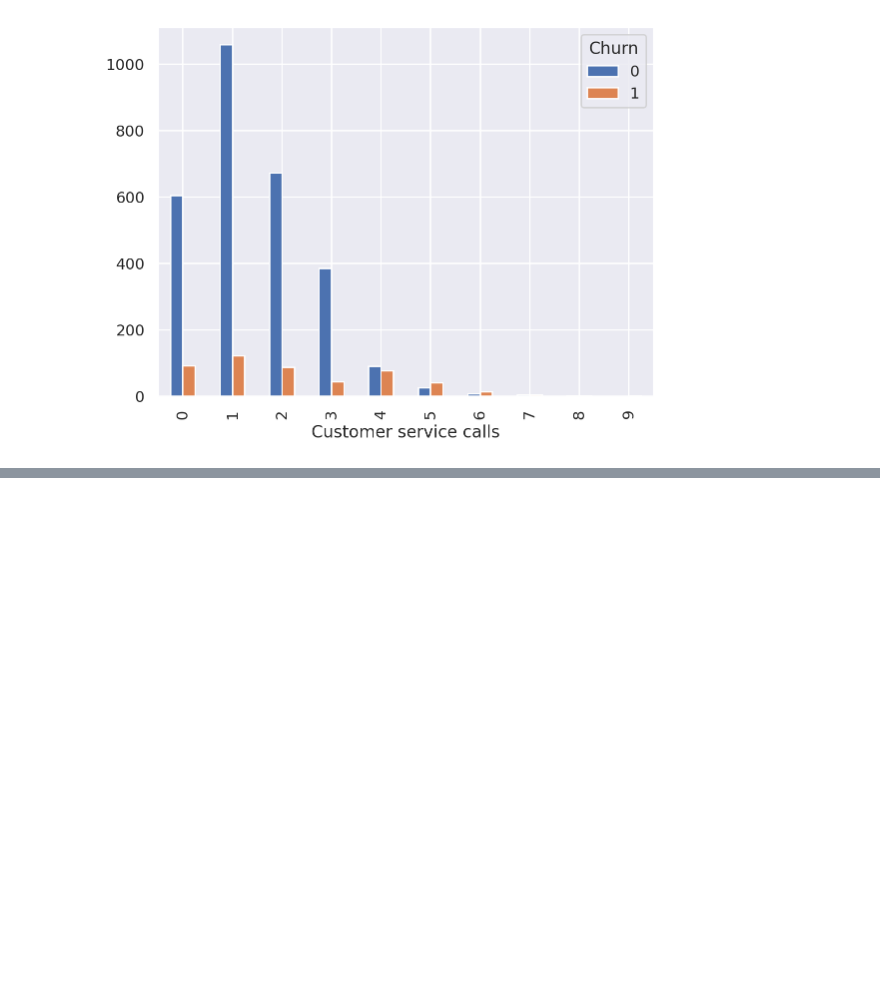
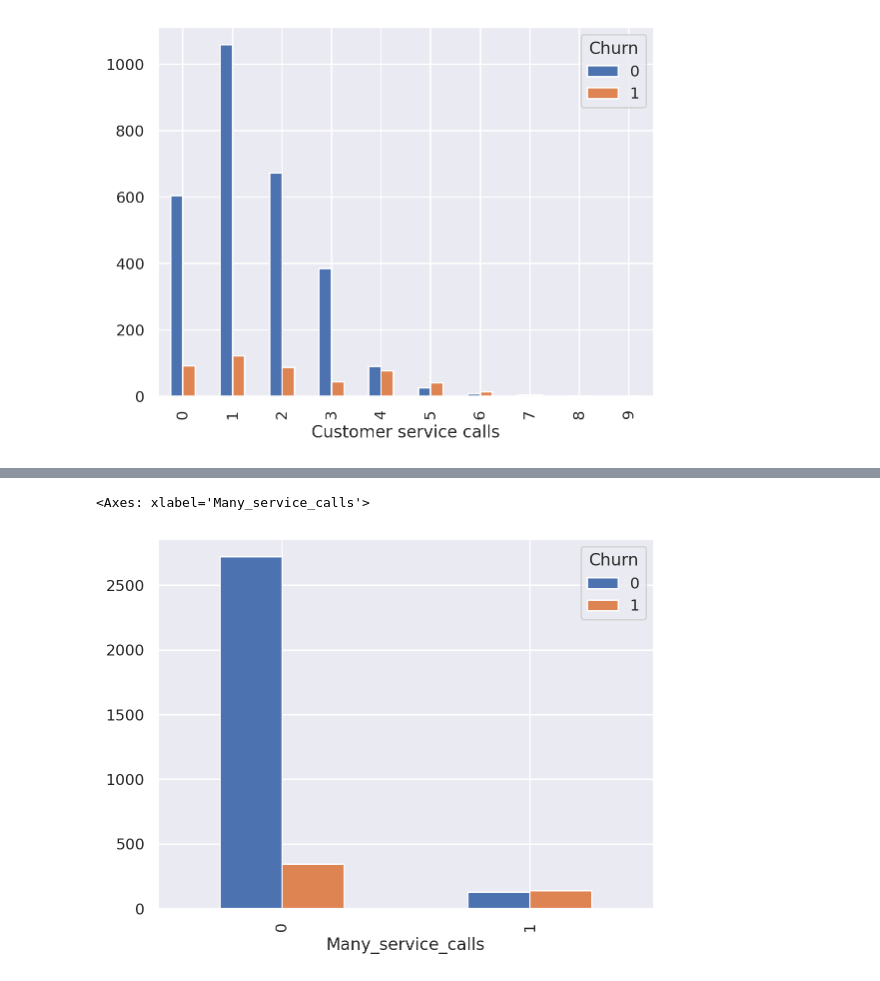
Before and after one commit to harmkenn/Python-Workbooks, a Jupyter notebook: mlcourse.ai/topic1.ipynb, the cells around one changed output, grey strips where cells are left out. Cells and saved outputs as stored; diff of their text form; code cells hidden in the pictures; blank space fills up the shorter version.

```diff
--- a/mlcourse.ai/topic1.ipynb
+++ b/mlcourse.ai/topic1.ipynb
@@ -450,0 +455,4 @@ pv.plot(kind='bar', stacked=False)
+# %%
+df["Many_service_calls"] = (df["Customer service calls"] > 3).astype("int")
+
+pd.crosstab(df["Many_service_calls"], df["Churn"], margins=True)
@@ -450,0 +465,6 @@ pv.plot(kind='bar', stacked=False)
+# %%
+pv = pd.crosstab(df["Many_service_calls"],df["Churn"], margins=False)
+pv.plot(kind='bar', stacked=False)
+# %% [output]
+<Axes: xlabel='Many_service_calls'>
+[figure, added]
```
Also changed, not shown: parts of 2 cells of this notebook.
